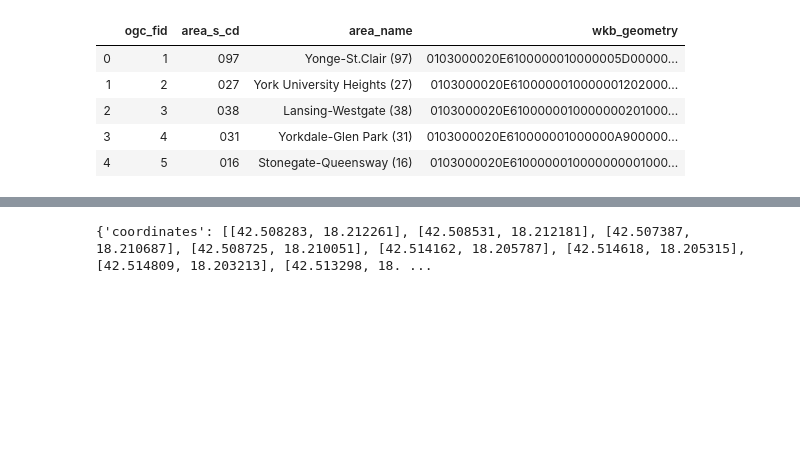
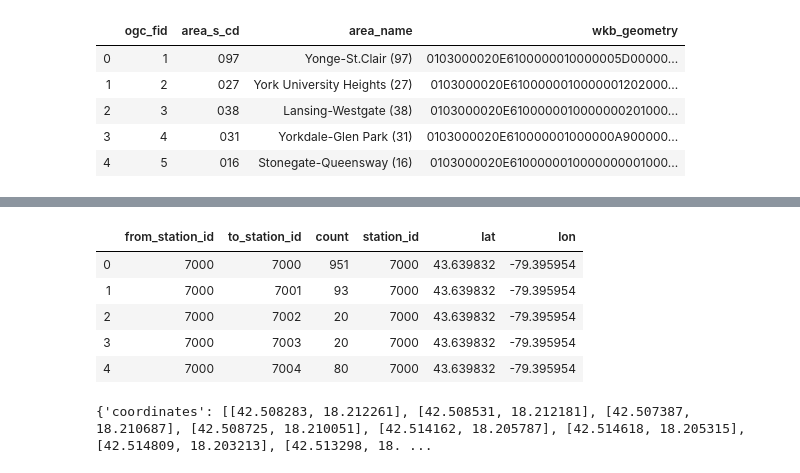
Before and after one commit to iskandari/gisdata, a Jupyter notebook: geodataframe.ipynb, the cells around one changed output, grey strips where cells are left out. Cells and saved outputs as stored; diff of their text form; code cells hidden in the pictures; blank space fills up the shorter version.

Commit message:
clean_trips

```diff
--- a/geodataframe.ipynb
+++ b/geodataframe.ipynb
@@ -273 +291,17 @@ output.head()
+# %%
+ct = pd.read_csv('clean_trips.csv')
+ct = ct.groupby(['from_station_id', 'to_station_id']).size().reset_index().rename(columns={0: 'count'})
+
+
+pairs = pd.merge(ct, sids, left_on = 'from_station_id', right_on = 'station_id')
+pairs =
+# %%
+pairs.head()
+# %% [output]
+|  | from_station_id | to_station_id | count | station_id | lat | lon |
+| 0 | 7000 | 7000 | 951 | 7000 | 43.639832 | -79.395954 |
+| 1 | 7000 | 7001 | 93 | 7000 | 43.639832 | -79.395954 |
+| 2 | 7000 | 7002 | 20 | 7000 | 43.639832 | -79.395954 |
+| 3 | 7000 | 7003 | 20 | 7000 | 43.639832 | -79.395954 |
+| 4 | 7000 | 7004 | 80 | 7000 | 43.639832 | -79.395954 |
 # %%
```
Also changed, not shown: parts of 9 cells of this notebook.
